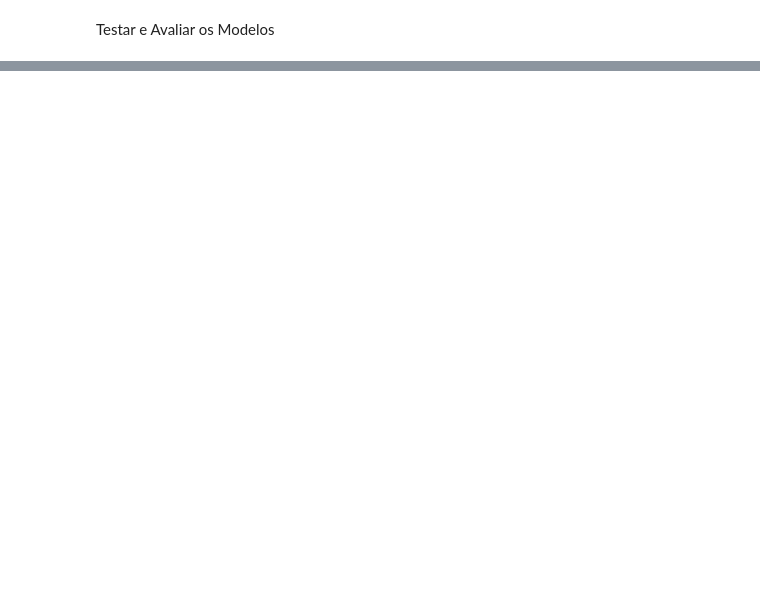
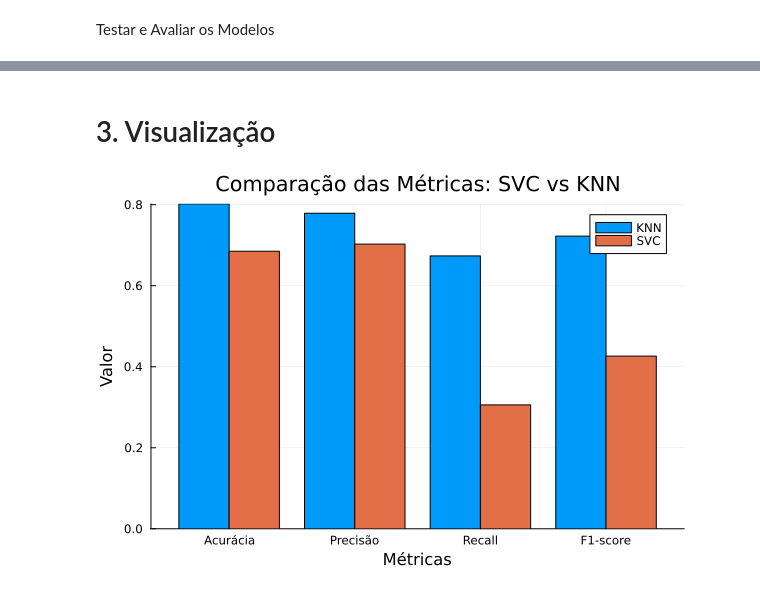
Before and after one commit to HenriqCaetano/titanic-challenge-julia, a Jupyter notebook: prediction.ipynb, the cells around one changed output, grey strips where cells are left out. Drawn from its saved outputs; the diff is of its cells as text; code cells hidden in the pictures; blank space fills up the shorter version.

Commit message:
adiciona resultado final
Corrige bugs e adiciona comparação entre modelos de previsão.

```diff
--- a/prediction.ipynb
+++ b/prediction.ipynb
@@ -219,3 +207,32 @@ knn_f1 = f1_score(knn_predictions_labels, y_train_mlj, 1)
+# %%
+using MLJBase
+
+# Previsões
+svc_predictions = predict(svc_machine, X_train) # já vem como um vetor categórico
+knn_predictions_labels = mode.(knn_predictions) # transforma para um vetor categórico
+knn_predictions = predict(knn_machine, X_train);
+# %%
+using CategoricalArrays
+using StatisticalMeasures
+
+#instancia os calculadores
+acc = Accuracy()
+prec = PositivePredictiveValue()
+rec = TruePositiveRate()
+f1 = FScore()
+
+# Avaliação do modelo SVC
+svc_accuracy = acc(svc_predictions, y_train_mlj)
+svc_precision = prec(svc_predictions, y_train_mlj)
+svc_recall = rec(svc_predictions, y_train_mlj)
+svc_f1_score = f1(svc_predictions, y_train_mlj)
+
+
+# Avaliação do modelo KNN
+knn_accuracy = acc(knn_predictions_labels, y_train_mlj)
+knn_precision = prec(knn_predictions_labels, y_train_mlj)
+knn_recall = rec(knn_predictions_labels, y_train_mlj)
+knn_f1 = f1(knn_predictions_labels, y_train_mlj)
 # %%
 
 # Apresentação dos resultados
@@ -232,0 +262,20 @@ println("F1-Score: ", knn_f1)
+# %% [markdown]
+# 3. Visualização
+# %%
+using StatsPlots
+
+# Métricas para cada modelo (substitua pelos seus valores reais)
+metrics_svc = [svc_accuracy, svc_precision, svc_recall, svc_f1_score]
+metrics_knn = [knn_accuracy, knn_precision, knn_recall, knn_f1]
+
+metric_names = ["Acurácia", "Precisão", "Recall", "F1-score"]
+
+
+groupedbar(metric_names, [metrics_knn metrics_svc], label=["KNN" "SVC"], bar_position=:dodge)
+
+# Título e eixos
+title!("Comparação das Métricas: SVC vs KNN")
+xlabel!("Métricas")
+ylabel!("Valor")
+# %% [output]
+[figure, added]
```
Also changed, not shown: parts of 15 cells of this notebook.
